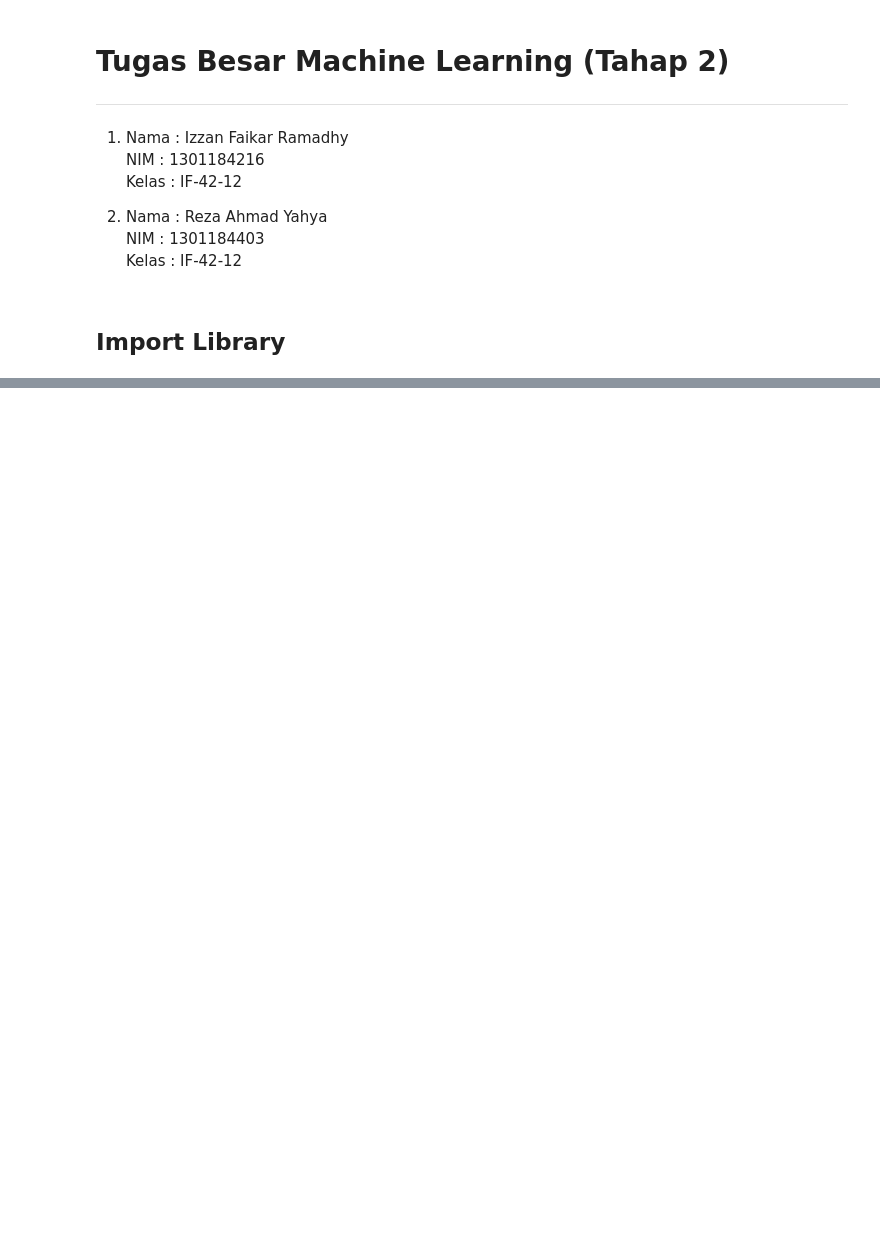
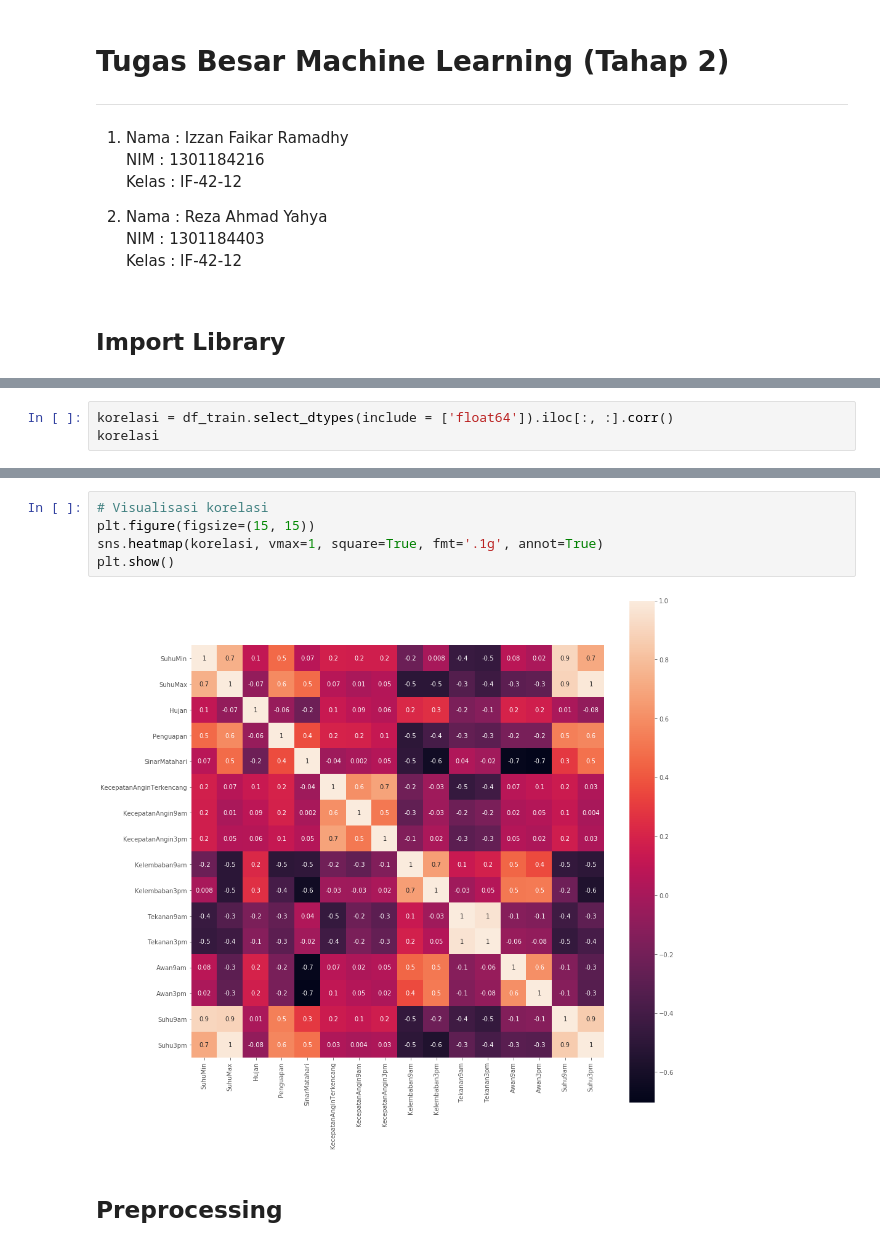
Before and after one commit to RezaAYahya/Classification, a Jupyter notebook: Classification_Salju.ipynb, the cells around one changed output, grey strips where cells are left out. Drawn from its saved outputs; the diff is of its cells as text; blank space fills up the shorter version.

```diff
--- a/Classification_Salju.ipynb
+++ b/Classification_Salju.ipynb
@@ -62,0 +199,3 @@ df_test.head()
+# %%
+korelasi = df_train.select_dtypes(include = ['float64']).iloc[:, :].corr()
+korelasi
@@ -62,0 +220,9 @@ df_test.head()
+# %%
+# Visualisasi korelasi
+plt.figure(figsize=(15, 15))
+sns.heatmap(korelasi, vmax=1, square=True, fmt='.1g', annot=True)
+plt.show()
+# %% [output]
+[figure, added]
+# %% [markdown]
+## Preprocessing
```
Also changed, not shown: parts of 19 cells of this notebook.
